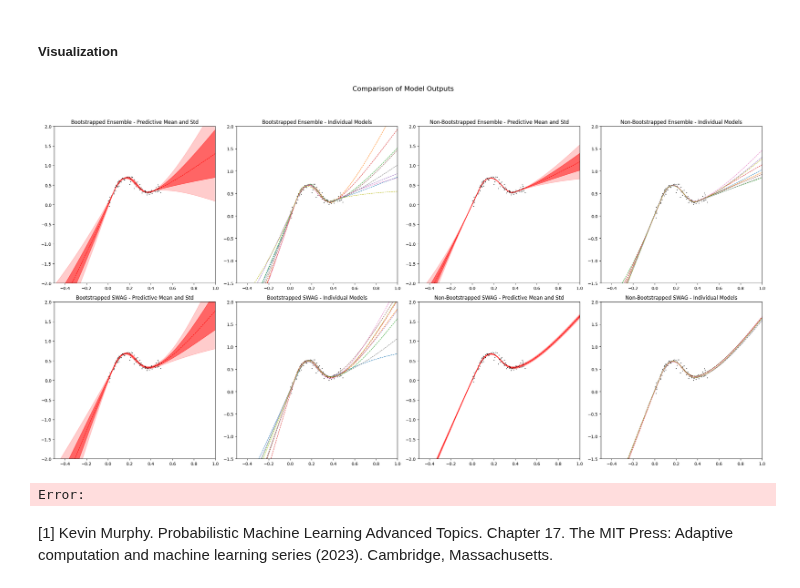
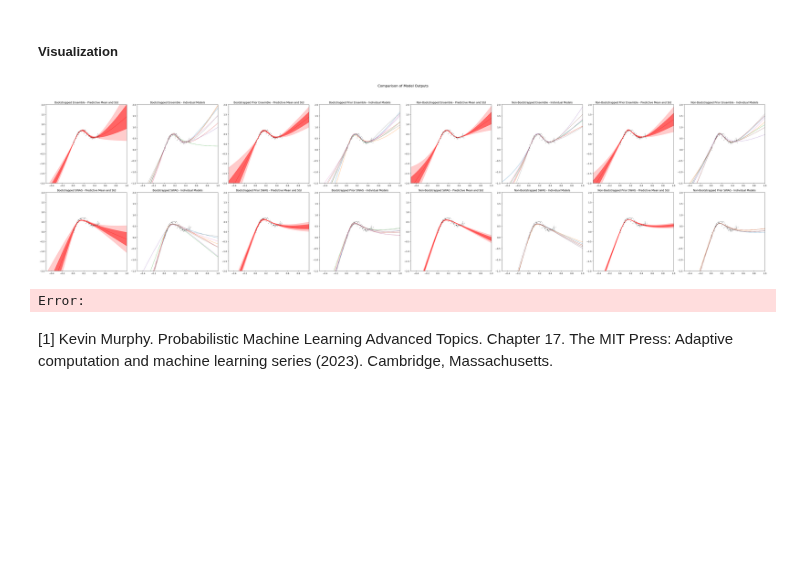
Before and after one commit to lbai-lab/push, a Jupyter notebook: docs/source/tutorials/02_Uncertainty_Quantification/bootstrapping.ipynb, the cells around one changed output. Saved outputs shown, nothing was run; the diff lists cells and outputs as text; code cells hidden in the pictures; blank space fills up the shorter version.

```diff
--- a/docs/source/tutorials/02_Uncertainty_Quantification/bootstrapping.ipynb
+++ b/docs/source/tutorials/02_Uncertainty_Quantification/bootstrapping.ipynb
@@ -68,8 +81,8 @@ batch_size = 100  # Adjust according to your needs
 train_loader = DataLoader(dataset, batch_size=batch_size, shuffle=True)
 
 
-n=9
-epochs=3000
+n=8
+epochs=500
 lr = 0.03
 
 boot_ensemble = push.bayes.ensemble.train_deep_ensemble(
@@ -83,6 +96,18 @@ boot_ensemble = push.bayes.ensemble.train_deep_ensemble(
         bootstrap=True
     )
 
+boot_prior_ensemble = push.bayes.ensemble.train_deep_ensemble(
+        train_loader,
+        torch.nn.MSELoss(),
+        epochs,
+        PriorNet, 0.5,
+        lr=lr,
+        num_devices=2,
+        num_ensembles=n,
+        bootstrap=True,
+        prior = True
+    )
+
 no_boot_ensemble = push.bayes.ensemble.train_deep_ensemble(
         train_loader,
         torch.nn.MSELoss(),
@@ -93,6 +118,18 @@ no_boot_ensemble = push.bayes.ensemble.train_deep_ensemble(
         num_ensembles=n,
         bootstrap=False
     )
+
+no_boot_prior_ensemble = push.bayes.ensemble.train_deep_ensemble(
+        train_loader,
+        torch.nn.MSELoss(),
+        epochs,
+        PriorNet, 0.5,
+        lr=lr,
+        num_devices=2,
+        num_ensembles=n,
+        bootstrap=False,
+        prior = True
+    )
 # %% [markdown]
 ### SWAG
 # %%
@@ -129,9 +194,13 @@ no_boot_swag = push.bayes.swag.train_mswag(
 ##### Inference
 # %%
 boot_ensemble_output = boot_ensemble.posterior_pred(x_grid, f_reg=True, mode=["mean", "std", "pred"])
+boot_prior_ensemble_output = boot_prior_ensemble.posterior_pred(x_grid, f_reg=True, mode=["mean", "std", "pred"])
+no_boot_prior_ensemble_output = no_boot_prior_ensemble.posterior_pred(x_grid, f_reg=True, mode=["mean", "std", "pred"])
 no_boot_ensemble_output = no_boot_ensemble.posterior_pred(x_grid, f_reg=True, mode=["mean", "std", "pred"])
 boot_swag_output = boot_swag.posterior_pred(x_grid, f_reg=True, mode=["mean", "std", "pred"])
+boot_prior_swag_output = boot_prior_swag.posterior_pred(x_grid, f_reg=True, mode=["mean", "std", "pred"])
 no_boot_swag_output = no_boot_swag.posterior_pred(x_grid, f_reg=True, mode=["mean", "std", "pred"])
+no_boot_prior_swag_output = no_boot_prior_swag.posterior_pred(x_grid, f_reg=True, mode=["mean", "std", "pred"])
 # %% [markdown]
 ##### Visualization
 # %%
@@ -144,39 +213,42 @@ def plot_ensemble_and_individual(outputs, num_models, title, axs, col_start):
     axs[col_start].set_xlim(-0.5, 1)
     axs[col_start].set_ylim(-2, 2)
     axs[col_start].plot(x_grid, outputs["mean"], "r--", linewidth=1)
     axs[col_start].fill_between(x_grid.reshape(1, -1)[0], (outputs["mean"] - outputs["std"]).squeeze(), (outputs["mean"] + outputs["std"]).squeeze(), alpha=0.5, color="red")
     axs[col_start].fill_between(x_grid.reshape(1, -1)[0], (outputs["mean"] + 2 * outputs["std"]).squeeze(), (outputs["mean"] - 2 * outputs["std"]).squeeze(), alpha=0.2, color="red")
     axs[col_start].set_title(f"{title} - Predictive Mean and Std")
 
     # Individual model outputs
     axs[col_start + 1].plot(X, Y, "kx", label="Toy data", markersize=1)
     axs[col_start + 1].set_xlim(-0.5, 1)
     axs[col_start + 1].set_ylim(-1.5, 2)
     for j in range(num_models):
         axs[col_start + 1].plot(x_grid, torch.tensor([sublist[j] for sublist in outputs["pred"]]), linestyle="--", linewidth=1)
     axs[col_start + 1].set_title(f"{title} - Individual Models")
 
-
 def plot_all():
-    fig, axs = plt.subplots(nrows=2, ncols=4, figsize=[24, 12])  # Adjust dimensions as needed
+    fig, axs = plt.subplots(nrows=2, ncols=8, figsize=[48, 12])  # Adjust dimensions as needed
 
     # Plot bootstrapped and non-bootstrapped ensemble and individual models in one row
     plot_ensemble_and_individual(boot_ensemble_output, n, "Bootstrapped Ensemble", axs[0, :], 0)
-    plot_ensemble_and_individual(no_boot_ensemble_output, n, "Non-Bootstrapped Ensemble", axs[0, :], 2)
+    plot_ensemble_and_individual(boot_prior_ensemble_output, n, "Bootstrapped Prior Ensemble", axs[0, :], 2)
+    plot_ensemble_and_individual(no_boot_ensemble_output, n, "Non-Bootstrapped Ensemble", axs[0, :], 4)
+    plot_ensemble_and_individual(no_boot_prior_ensemble_output, n, "Non-Bootstrapped Prior Ensemble", axs[0, :], 6)
 
-    # Plot SWAG models in another row if needed
+    # Plot SWAG models in another row
     plot_ensemble_and_individual(boot_swag_output, n, "Bootstrapped SWAG", axs[1, :], 0)
-    plot_ensemble_and_individual(no_boot_swag_output, n, "Non-Bootstrapped SWAG", axs[1, :], 2)
+    plot_ensemble_and_individual(boot_prior_swag_output, n, "Bootstrapped Prior SWAG", axs[1, :], 2)
+    plot_ensemble_and_individual(no_boot_swag_output, n, "Non-Bootstrapped SWAG", axs[1, :], 4)
+    plot_ensemble_and_individual(no_boot_prior_swag_output, n, "Non-Bootstrapped Prior SWAG", axs[1, :], 6)
 
     # Set overall title and adjust layout
     fig.suptitle('Comparison of Model Outputs', fontsize=16, y=1.05)
     plt.tight_layout()
     plt.show()
 
 # Call this function to generate all plots
 plot_all()
 # %% [output]
-[figure, old version]
+[figure, new version]
 Error:
 # %% [markdown]
 [1] Kevin Murphy. Probabilistic Machine Learning Advanced Topics. Chapter 17. The MIT Press: Adaptive computation and machine learning series (2023). Cambridge, Massachusetts.
```
Also changed, not shown: parts of 2 cells of this notebook, 3 other files.
